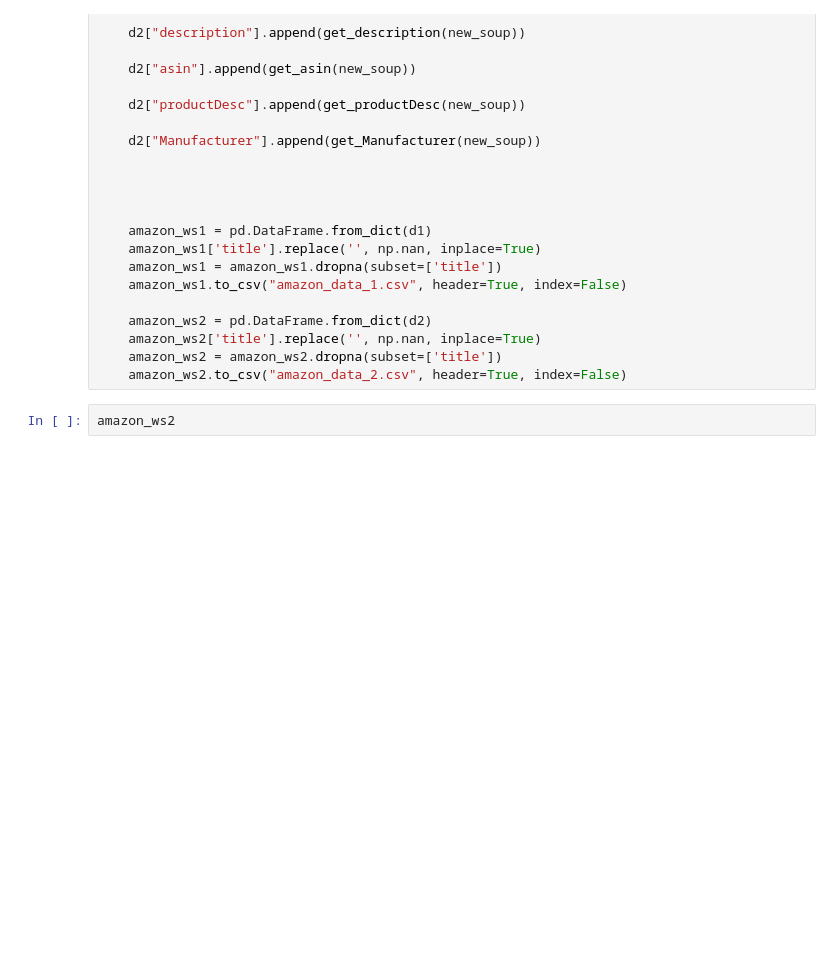
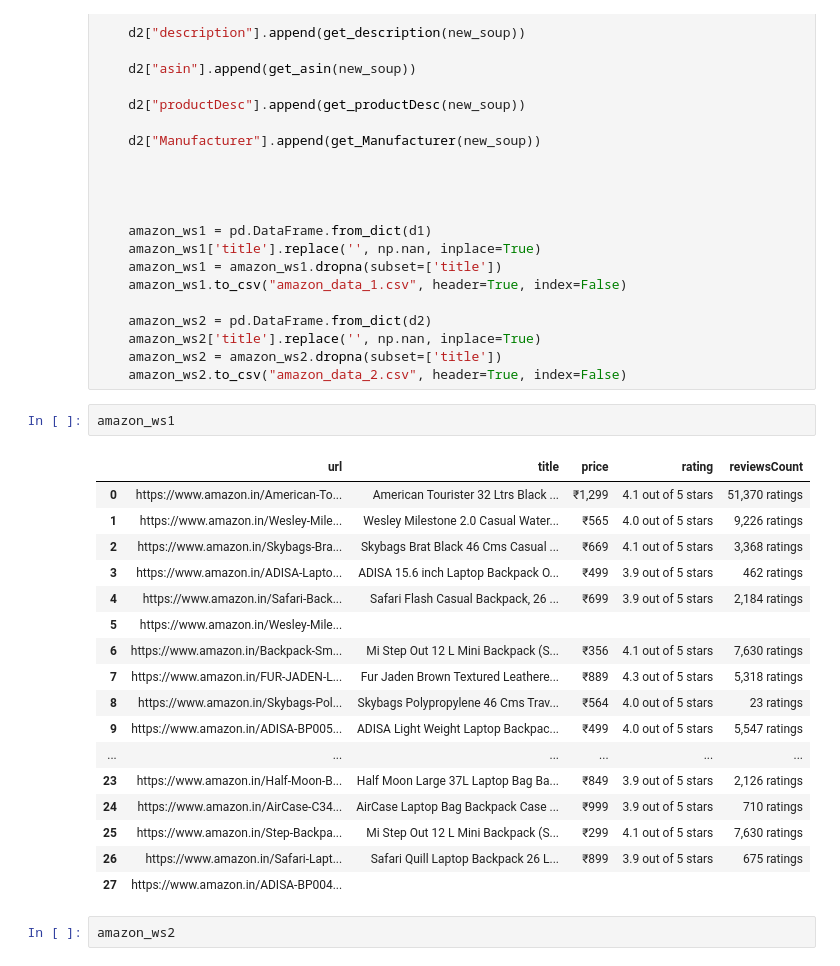
Before and after one commit to BHARATHI-GIT-HUB/BHARATHI-GIT-HUB, a Jupyter notebook: webScraper.ipynb, the cells around one changed output. Drawn from its saved outputs; the diff is of its cells as text; blank space fills up the shorter version.

```diff
--- a/webScraper.ipynb
+++ b/webScraper.ipynb
@@ -174,6 +174,26 @@ if __name__ == "__main__":
     amazon_ws2['title'].replace('', np.nan, inplace=True)
     amazon_ws2 = amazon_ws2.dropna(subset=['title'])
     amazon_ws2.to_csv("amazon_data_2.csv", header=True, index=False)
+# %%
+amazon_ws1
+# %% [output]
+|  | url | title | price | rating | reviewsCount |
+| 0 | https://www.amazon.in/American-To... | American Tourister 32 Ltrs Black ... | ₹1,299 | 4.1 out of 5 stars | 51,370 ratings |
+| 1 | https://www.amazon.in/Wesley-Mile... | Wesley Milestone 2.0 Casual Water... | ₹565 | 4.0 out of 5 stars | 9,226 ratings |
+| 2 | https://www.amazon.in/Skybags-Bra... | Skybags Brat Black 46 Cms Casual ... | ₹669 | 4.1 out of 5 stars | 3,368 ratings |
+| 3 | https://www.amazon.in/ADISA-Lapto... | ADISA 15.6 inch Laptop Backpack O... | ₹499 | 3.9 out of 5 stars | 462 ratings |
+| 4 | https://www.amazon.in/Safari-Back... | Safari Flash Casual Backpack, 26 ... | ₹699 | 3.9 out of 5 stars | 2,184 ratings |
+| 5 | https://www.amazon.in/Wesley-Mile... |  |  |  |  |
+| 6 | https://www.amazon.in/Backpack-Sm... | Mi Step Out 12 L Mini Backpack (S... | ₹356 | 4.1 out of 5 stars | 7,630 ratings |
+| 7 | https://www.amazon.in/FUR-JADEN-L... | Fur Jaden Brown Textured Leathere... | ₹889 | 4.3 out of 5 stars | 5,318 ratings |
+| 8 | https://www.amazon.in/Skybags-Pol... | Skybags Polypropylene 46 Cms Trav... | ₹564 | 4.0 out of 5 stars | 23 ratings |
+| 9 | https://www.amazon.in/ADISA-BP005... | ADISA Light Weight Laptop Backpac... | ₹499 | 4.0 out of 5 stars | 5,547 ratings |
+| ... | ... | ... | ... | ... | ... |
+| 23 | https://www.amazon.in/Half-Moon-B... | Half Moon Large 37L Laptop Bag Ba... | ₹849 | 3.9 out of 5 stars | 2,126 ratings |
+| 24 | https://www.amazon.in/AirCase-C34... | AirCase Laptop Bag Backpack Case ... | ₹999 | 3.9 out of 5 stars | 710 ratings |
+| 25 | https://www.amazon.in/Step-Backpa... | Mi Step Out 12 L Mini Backpack (S... | ₹299 | 4.1 out of 5 stars | 7,630 ratings |
+| 26 | https://www.amazon.in/Safari-Lapt... | Safari Quill Laptop Backpack 26 L... | ₹899 | 3.9 out of 5 stars | 675 ratings |
+| 27 | https://www.amazon.in/ADISA-BP004... |  |  |  |  |
 # %%
 amazon_ws2
 # %% [output]
```
